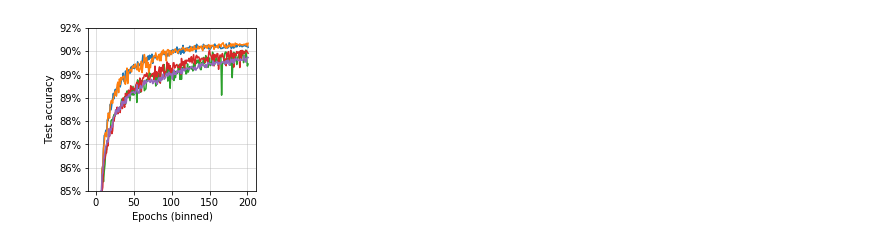
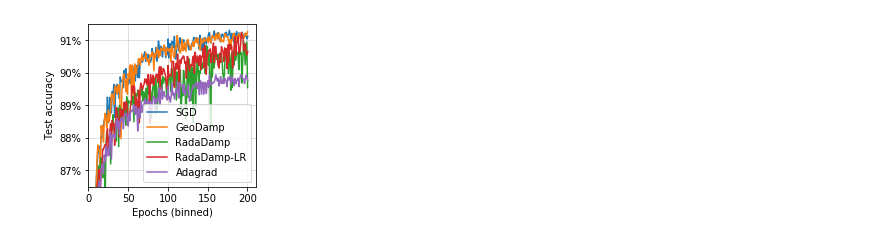
Before and after one commit to stsievert/adadamp-experiments, a Jupyter notebook: exp-fashion-mnist/Viz-Test.ipynb, the cells around one changed output. Saved outputs shown, nothing was run; the diff lists cells and outputs as text; code cells hidden in the pictures.

Commit message:
Add test notebook with test data viz

```diff
--- a/exp-fashion-mnist/Viz-Test.ipynb
+++ b/exp-fashion-mnist/Viz-Test.ipynb
@@ -16,6 +31,7 @@ for f in DATA_DIR.glob("*test.csv.zip"):
 df = pd.concat(dfs, sort=False)
 
 df.loc[(df.initial_batch_size == df.max_batch_size) & (df.damper == "radadamp"), "damper"] = "radadamplr"
+
 
 df["epochs_binned"] = np.round(df["epochs"])
 df["model_updates_binned"] = np.round(df["model_updates"], decimals=-2)
@@ -29,6 +45,7 @@ dampers = {
 }
 
 HUE_ORDER = ["SGD", "GeoDamp", "RadaDamp", "RadaDamp-LR", "Adagrad"]
-ACC_LIM = (0.85, 0.92)
+ACC_LIM = (0.865, 0.915)
 
 df["Optimizer"] = df["damper"].apply(dampers.get)
+df = df[df.init_seed == 1000].copy()
@@ -56,3 +135,32 @@ def lineplot(
 
 PERC_FORMAT = plt.FuncFormatter(lambda x, _: f"{int(100 * x)}%")
 MU_FORMAT = plt.FuncFormatter(lambda x, _: f"{int(x / 1000)}")
+# %%
+w = 3
+fig, ax = plt.subplots(figsize=(w, w))
+
+N = 500
+df["model_updates_binned2"] = np.round(df["model_updates"] / N) * N
+
+print(df.model_updates_binned2.unique()[:10])
+ax = lineplot(
+    x="model_updates_binned2",
+    y="test_accuracy",
+    hue="Optimizer",
+#     aggfunc="max",
+#     aggfunc=lambda x: np.percentile(x, 75),
+    aggfunc="median",
+    hue_order=HUE_ORDER,
+    ax=ax,
+    data=df,
+)
+ax.legend(loc="best")
+ax.set_ylim(*ACC_LIM)
+ax.set_xlim(0, None)
+ax.yaxis.set_major_formatter(PERC_FORMAT)
+ax.xaxis.set_major_formatter(MU_FORMAT)
+
+ax.grid(alpha=0.5)
+ax.set_ylabel("Test accuracy")
+ax.set_xlabel("Model updates\n(thousands, binned)")
+fig.savefig("acc_mu.png", dpi=300, bbox_inches="tight")
@@ -59,19 +170,23 @@ MU_FORMAT = plt.FuncFormatter(lambda x, _: f"{int(x / 1000)}")
 # %%
-w = 3
 fig, ax = plt.subplots(figsize=(w, w))
+
+df["epochs_binned"] = (df.epochs / 5) * 5
 ax = lineplot(
     x="epochs_binned",
     y="test_accuracy",
     hue="Optimizer",
     hue_order=HUE_ORDER,
     ax=ax,
     data=df,
+    aggfunc="median",
 )
 ax.set_ylim(*ACC_LIM)
+ax.set_xlim(0, None)
 ax.grid(alpha=0.5)
 ax.yaxis.set_major_formatter(PERC_FORMAT)
 ax.set_ylabel("Test accuracy")
 ax.set_xlabel("Epochs (binned)")
+ax.legend(loc="best")
 fig.savefig("epochs-acc.png", dpi=300, bbox_inches="tight")
 # %% [output]
-[figure, old version]
+[figure, new version]
```
Also changed, not shown: parts of 10 cells of this notebook.
